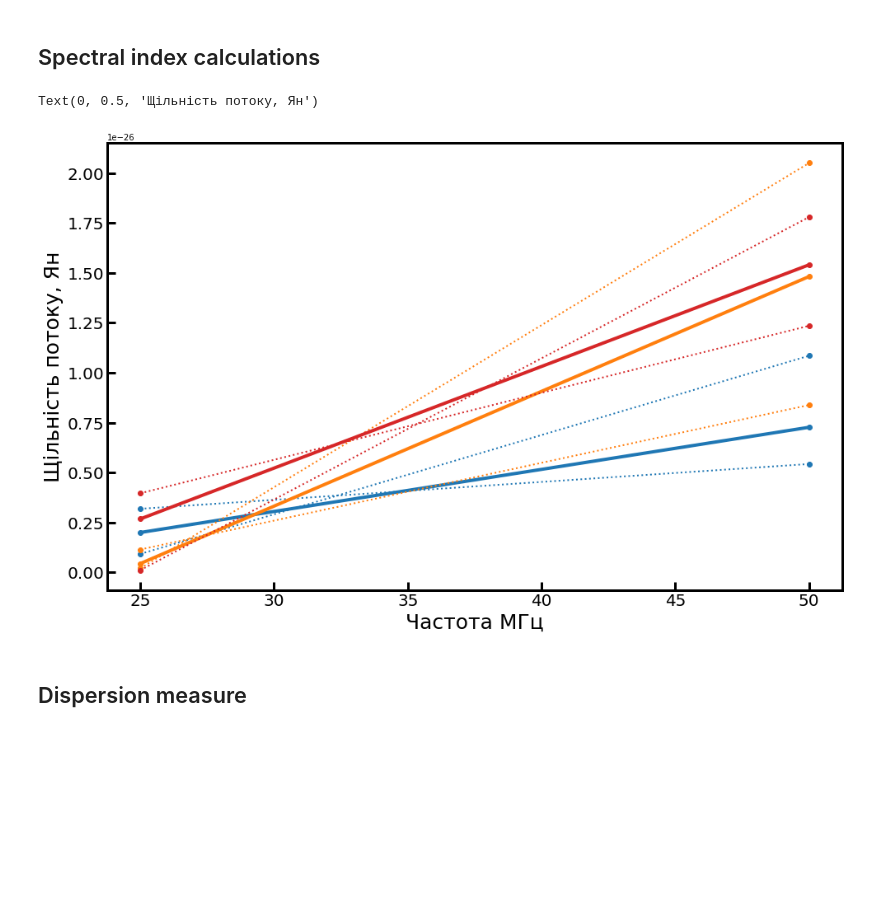
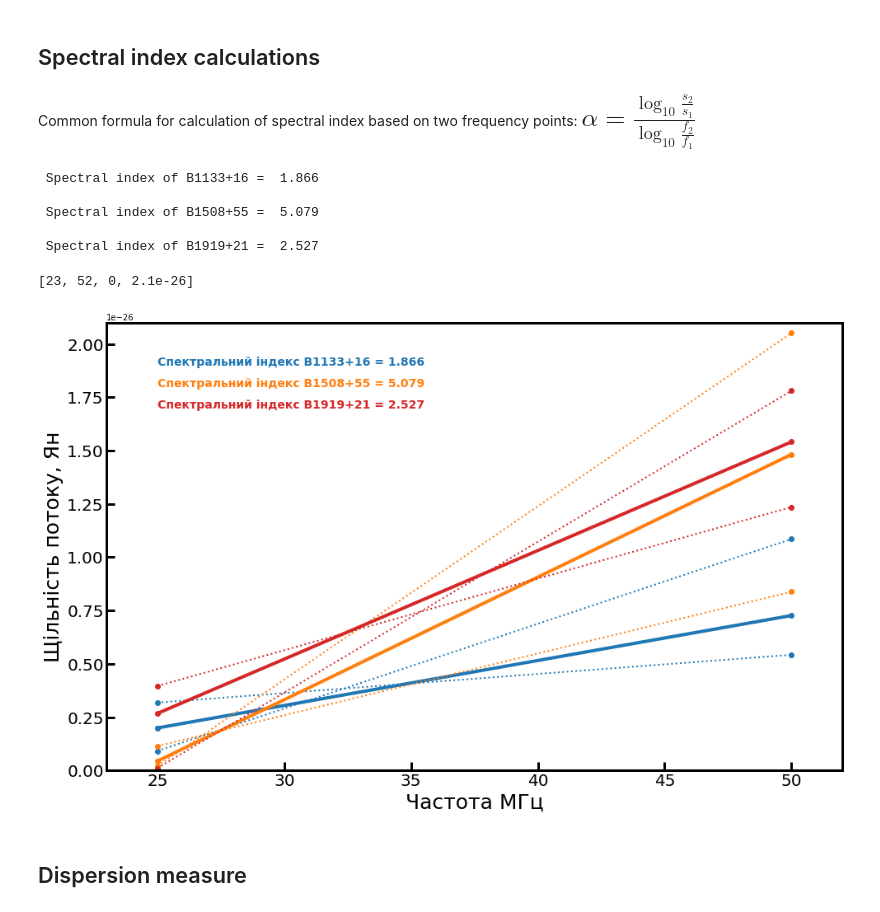
Before and after one commit to serge-yerin/jupyter-radio-astronomy, a Jupyter notebook: pulsars_long-term_flux_changes_pandas.ipynb, the cells around one changed output. Cells and saved outputs as stored; diff of their text form; code cells hidden in the pictures; blank space fills up the shorter version.

Commit message:
added pulsars background plots

```diff
--- a/pulsars_long-term_flux_changes_pandas.ipynb
+++ b/pulsars_long-term_flux_changes_pandas.ipynb
@@ -249,33 +249,52 @@ B1508p55_flux_max_min = [pulsar_fluxes['B1508+55 flux UTR2 full'].max(), pulsar_
 B1919p21_flux_aver = [pulsar_fluxes['B1919+21 flux UTR2 full'].mean(), pulsar_fluxes['B1919+21 flux GURT'].mean()]
 B1919p21_flux_min_max = [pulsar_fluxes['B1919+21 flux UTR2 full'].min(), pulsar_fluxes['B1919+21 flux GURT'].max()]
 B1919p21_flux_max_min = [pulsar_fluxes['B1919+21 flux UTR2 full'].max(), pulsar_fluxes['B1919+21 flux GURT'].min()]
+# %% [markdown]
+Common formula for calculation of spectral index based on two frequency points:  <font size="5">  $  \alpha = \frac{\log_{10}{\frac{s_2}{s_1}}}{\log_{10}{\frac{f_2}{f_1}}}  $ </font>
+# %%
+sp_index_1133 = ((np.log10(pulsar_fluxes['B1133+16 flux GURT'].mean()/pulsar_fluxes['B1133+16 flux UTR2 full'].mean()))/(np.log10(frequency[1]/frequency[0])))
+sp_index_1508 = ((np.log10(pulsar_fluxes['B1508+55 flux GURT'].mean()/pulsar_fluxes['B1508+55 flux UTR2 full'].mean()))/(np.log10(frequency[1]/frequency[0])))
+sp_index_1919 = ((np.log10(pulsar_fluxes['B1919+21 flux GURT'].mean()/pulsar_fluxes['B1919+21 flux UTR2 full'].mean()))/(np.log10(frequency[1]/frequency[0])))
+
+print('\n Spectral index of B1133+16 = ', np.round(sp_index_1133, 3), '')
+print('\n Spectral index of B1508+55 = ', np.round(sp_index_1508, 3), '')
+print('\n Spectral index of B1919+21 = ', np.round(sp_index_1919, 3), '\n\n')
+# %% [output]
+ Spectral index of B1133+16 =  1.866
+
+ Spectral index of B1508+55 =  5.079
+
+ Spectral index of B1919+21 =  2.527
 # %%
 plt.figure(facecolor = 'white', figsize = (16, 10))
 ax = plt.subplot(111)
 plt.plot(frequency, B1133p16_flux_aver, color = 'C0', label = 'B1133+16 average', marker='o', lw = 4)
 plt.plot(frequency, B1133p16_flux_min_max, color = 'C0', label = 'B1133+16 min-max', lw = 2, marker='o', linestyle = ':')
 plt.plot(frequency, B1133p16_flux_max_min, color = 'C0', label = 'B1133+16 max-min', lw = 2, marker='o', linestyle = ':')
 
 plt.plot(frequency, B1508p55_flux_aver, color = 'C1', label = 'B1508+55 average', marker='o', lw = 4)
 plt.plot(frequency, B1508p55_flux_min_max, color = 'C1', label = 'B1508+55 min-max', lw = 2, marker='o', linestyle = ':')
 plt.plot(frequency, B1508p55_flux_max_min, color = 'C1', label = 'B1508+55 max-min', lw = 2, marker='o', linestyle = ':')
 
 plt.plot(frequency, B1919p21_flux_aver, color = 'C3', label = 'B1919+21 average', marker='o', lw = 4)
 plt.plot(frequency, B1919p21_flux_min_max, color = 'C3', label = 'B1919+21 min-max', lw = 2, marker='o', linestyle = ':')
 plt.plot(frequency, B1919p21_flux_max_min, color = 'C3', label = 'B1919+21 max-min', lw = 2, marker='o', linestyle = ':')
 
+plt.text(25, 1.9 * np.power(10.0,-26), 'Спектральний індекс B1133+16 = ' + str(np.round(sp_index_1133, 3)), fontsize = 14, color = 'C0', weight = 'bold')
+plt.text(25, 1.8 * np.power(10.0,-26), 'Спектральний індекс B1508+55 = ' + str(np.round(sp_index_1508, 3)), fontsize = 14, color = 'C1', weight = 'bold')
+plt.text(25, 1.7 * np.power(10.0,-26), 'Спектральний індекс B1919+21 = ' + str(np.round(sp_index_1919, 3)), fontsize = 14, color = 'C3', weight = 'bold')
 
 for axis in ['top','bottom','left','right']:
   ax.spines[axis].set_linewidth(3.0)
 ax.xaxis.set_tick_params(width=3, which='both', direction='in', length=10, labelsize = 20)
 ax.yaxis.set_tick_params(width=3, which='major', direction='in', length=10, labelsize = 20)
 ax.yaxis.set_tick_params(width=3, which='minor', direction='in', length=7, labelsize = 20)
 plt.xlabel('Частота МГц', fontsize=25)
 plt.ylabel('Щільність потоку, Ян', fontsize=25)
-#plt.axis([20, 55, -0.2, 1.5])
+plt.axis([23, 52, 0,  2.1 * np.power(10.0,-26)])
 # %% [output]
-Text(0, 0.5, 'Щільність потоку, Ян')
+[23, 52, 0, 2.1e-26]
-[figure, old version]
+[figure, new version]
 # %% [markdown]
 ## Dispersion measure
 # %%
```
Also changed, not shown: parts of 6 cells of this notebook, 3 other files.
